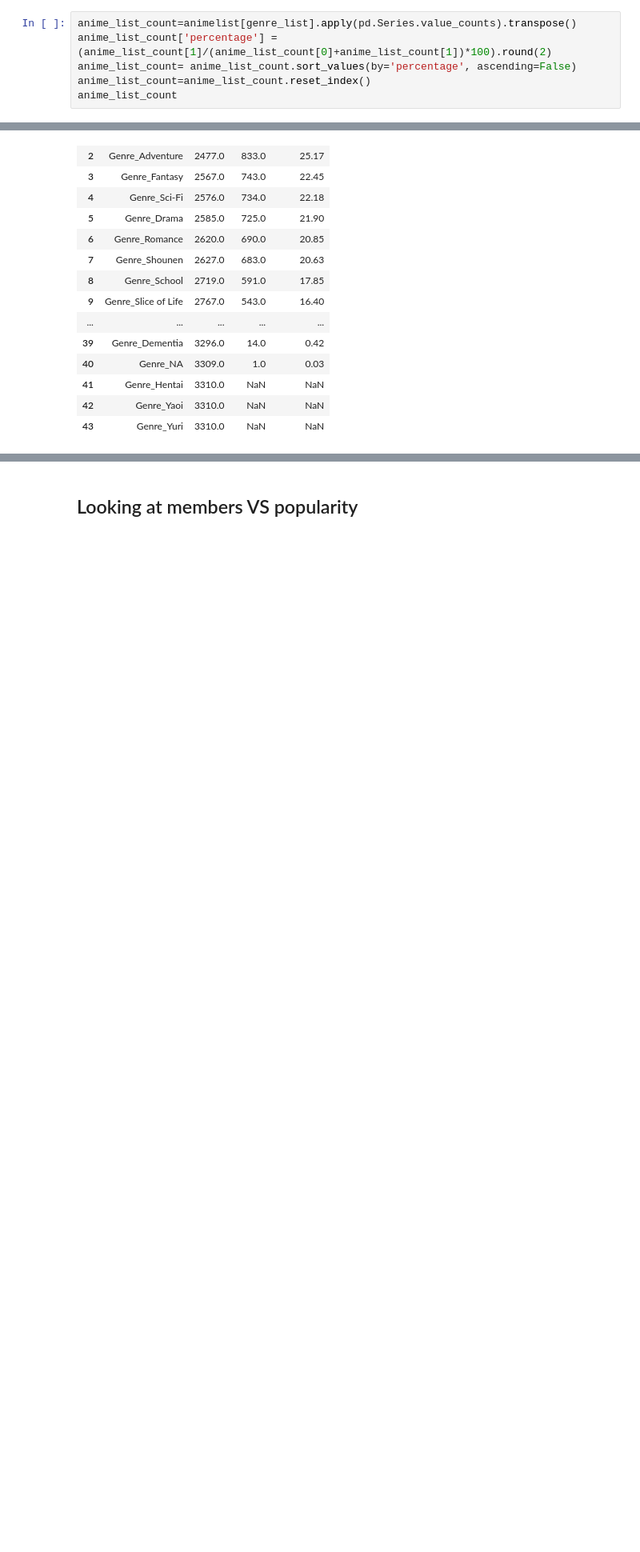
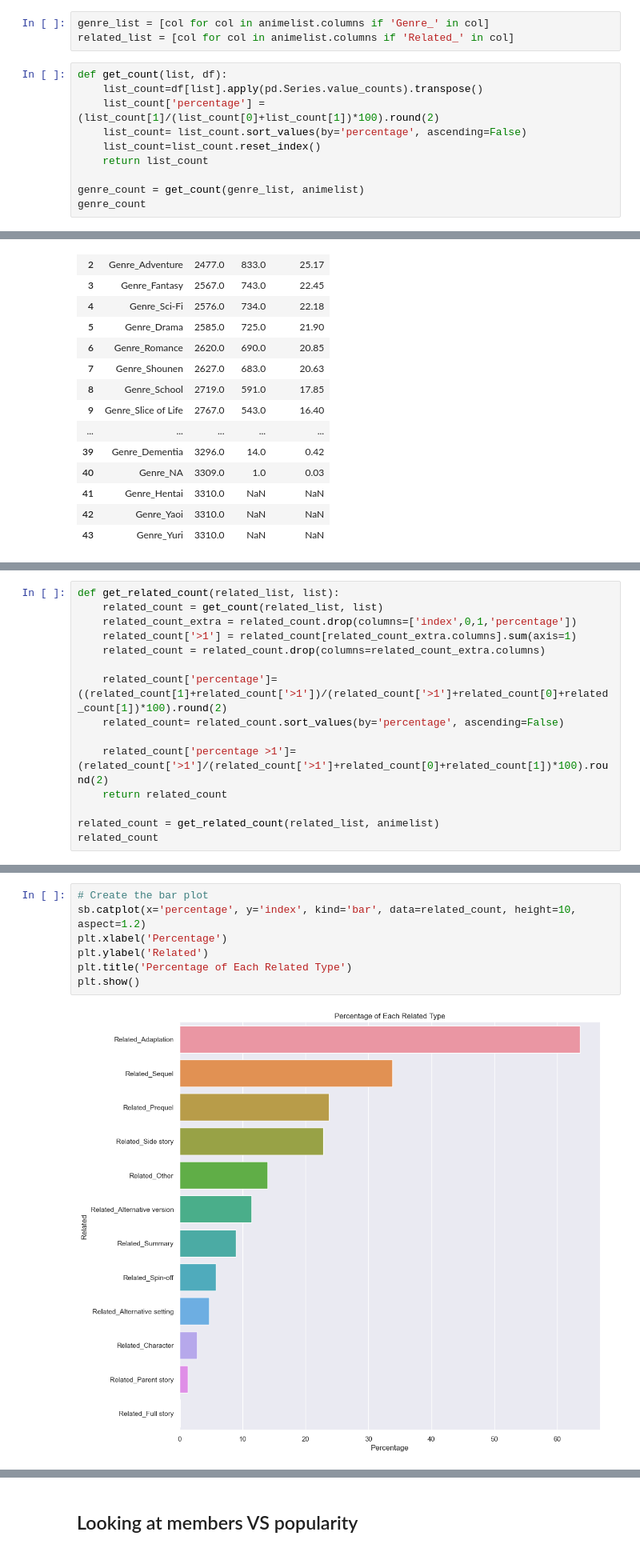
Before and after one commit to TanGuiShan/mini_project, a Jupyter notebook: Data Visualisation.ipynb, the cells around one changed output, grey strips where cells are left out. Shown at 80% size. Cells and saved outputs as stored; diff of their text form; blank space fills up the shorter version.

Commit message:
Finished Visualisation for Related & Genres

```diff
--- a/Data Visualisation.ipynb
+++ b/Data Visualisation.ipynb
@@ -126,9 +132,16 @@ for ax in g.diag_axes: ax.set_visible(False)
+# %%
+genre_list = [col for col in animelist.columns if 'Genre_' in col]
+related_list = [col for col in animelist.columns if 'Related_' in col]
 # %%
-anime_list_count=animelist[genre_list].apply(pd.Series.value_counts).transpose()
-anime_list_count['percentage'] = (anime_list_count[1]/(anime_list_count[0]+anime_list_count[1])*100).round(2)
-anime_list_count= anime_list_count.sort_values(by='percentage', ascending=False)
-anime_list_count=anime_list_count.reset_index()
-anime_list_count
+def get_count(list, df):
+    list_count=df[list].apply(pd.Series.value_counts).transpose()
+    list_count['percentage'] = (list_count[1]/(list_count[0]+list_count[1])*100).round(2)
+    list_count= list_count.sort_values(by='percentage', ascending=False)
+    list_count=list_count.reset_index()
+    return list_count
+
+genre_count = get_count(genre_list, animelist)
+genre_count
 # %% [output]
 |  | index | 0 | 1 | percentage |
 | 0 | Genre_Comedy | 1709.0 | 1601.0 | 48.37 |
@@ -160,0 +174,15 @@ plt.show()
+# %%
+def get_related_count(related_list, list):
+    related_count = get_count(related_list, list)
+    related_count_extra = related_count.drop(columns=['index',0,1,'percentage'])
+    related_count['>1'] = related_count[related_count_extra.columns].sum(axis=1)
+    related_count = related_count.drop(columns=related_count_extra.columns)
+
+    related_count['percentage']=((related_count[1]+related_count['>1'])/(related_count['>1']+related_count[0]+related_count[1])*100).round(2)
+    related_count= related_count.sort_values(by='percentage', ascending=False)
+
+    related_count['percentage >1']=(related_count['>1']/(related_count['>1']+related_count[0]+related_count[1])*100).round(2)
+    return related_count
+
+related_count = get_related_count(related_list, animelist)
+related_count
@@ -160,0 +203,9 @@ plt.show()
+# %%
+# Create the bar plot
+sb.catplot(x='percentage', y='index', kind='bar', data=related_count, height=10, aspect=1.2)
+plt.xlabel('Percentage')
+plt.ylabel('Related')
+plt.title('Percentage of Each Related Type')
+plt.show()
+# %% [output]
+[figure, added]
```
Also changed, not shown: parts of 15 cells of this notebook.
